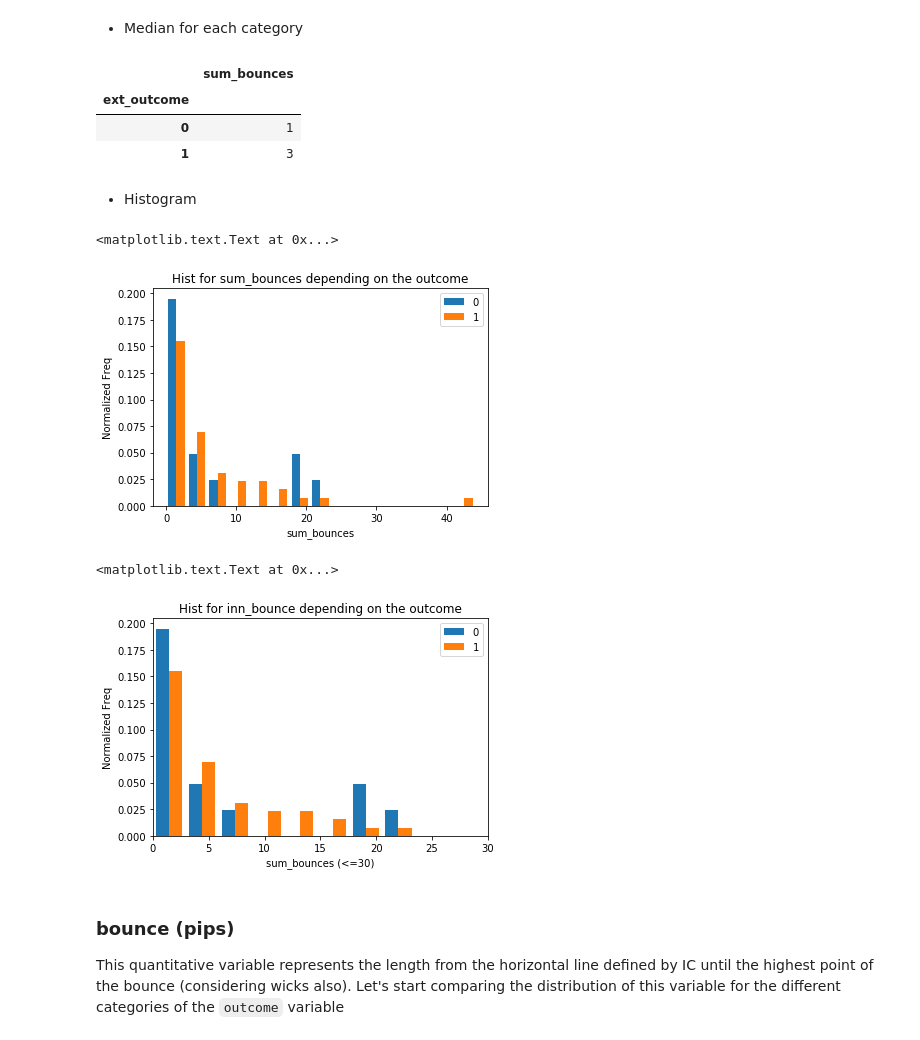
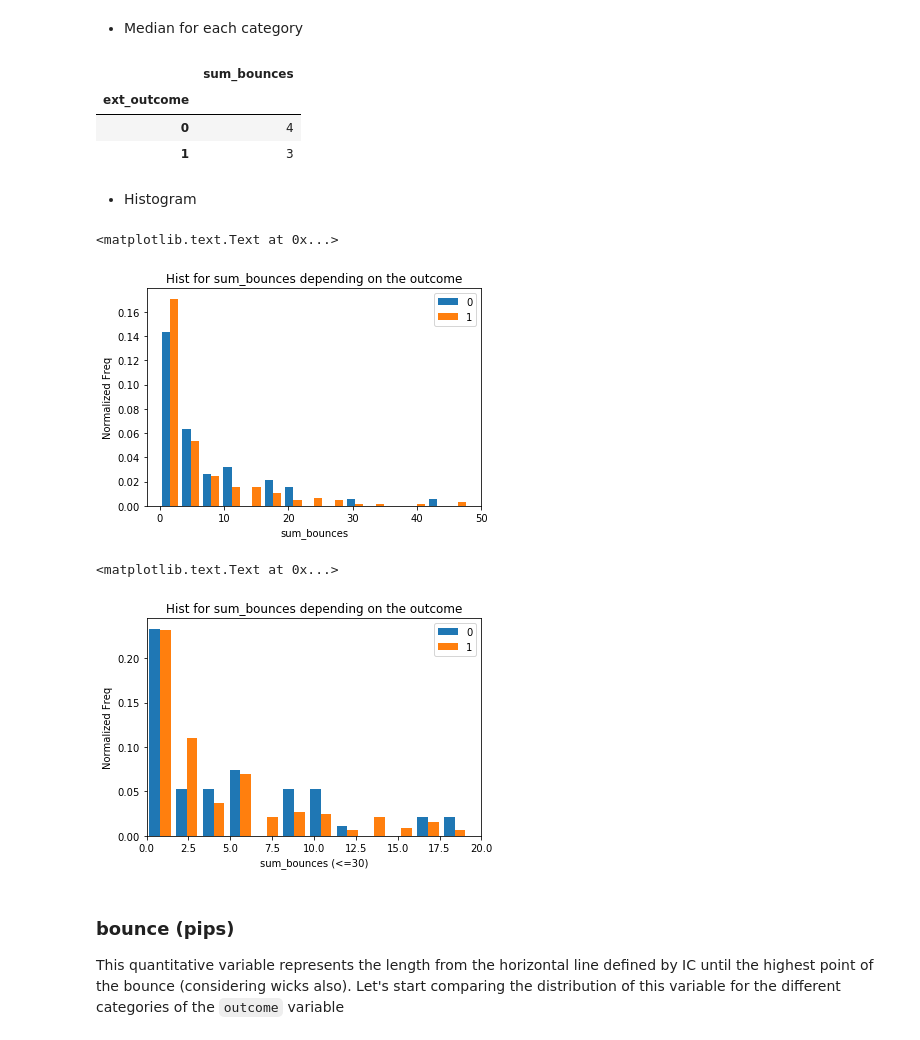
Before and after one commit to FOREXfunguru/FOREX, a Jupyter notebook: notebooks/Binary_classifier_cont_trades.ipynb, the cells around one changed output. Saved outputs shown, nothing was run; the diff lists cells and outputs as text; code cells hidden in the pictures.

```diff
--- a/notebooks/Binary_classifier_cont_trades.ipynb
+++ b/notebooks/Binary_classifier_cont_trades.ipynb
@@ -192,5 +192,3 @@ contDF['entry on RSI']=contDF.apply(digit_binary,axis=1,transl_dict=transl_dict,
 if "strong_trend" in contDF: contDF['strong trend']=contDF.apply(digit_binary,axis=1,transl_dict=transl_dict, name='strong trend')
 # %% [markdown]
 ## Selecting the desired timeframe
-# %%
-contDF=contDF[contDF.timeframe == 'H6']
@@ -219,3 +221,5 @@ contDF['ext_outcome']=contDF.apply(calc_extoutcome,axis=1)
+# %%
+contDF=contDF.loc[contDF['entry_aligned']==1]
 # %% [markdown]
 ## Initial exploration of the data
 
@@ -490,0 +510,2 @@ contDF.groupby(outcome_lab).agg({'length of trend (-1)': 'median'})
+# %%
+contDF['length_bounce_perc']=contDF['inn_bounce'].astype(int)*100/contDF['length of trend (-1)'].astype(int)
@@ -705,7 +827,7 @@ contDF.groupby(outcome_lab).agg({'sum_bounces': 'median'})
 # %% [output]
 |  | sum_bounces |
 | ext_outcome |  |
-| 0 | 1 |
+| 0 | 4 |
 | 1 | 3 |
 # %% [markdown]
 * Histogram
@@ -721,18 +843,18 @@ plt.ylabel('Normalized Freq')
 plt.title('Hist for sum_bounces depending on the outcome')
 # %% [output]
 <matplotlib.text.Text at 0x...>
-[figure, old version]
+[figure, new version]
 # %%
-plt.xlim(0,30)
-plt.hist([fail,succ], bins = 15, normed=True, label=['0','1'])
+plt.xlim(0,20)
+plt.hist([fail,succ], bins = 30, normed=True, label=['0','1'])
 
 plt.legend()
 plt.xlabel('sum_bounces (<=30)')
 plt.ylabel('Normalized Freq')
-plt.title('Hist for inn_bounce depending on the outcome')
+plt.title('Hist for sum_bounces depending on the outcome')
 # %% [output]
 <matplotlib.text.Text at 0x...>
-[figure, old version]
+[figure, new version]
 # %% [markdown]
 ### bounce (pips)
 This quantitative variable represents the length from the horizontal line defined by IC until the highest point of the bounce (considering wicks also).  Let's start comparing the distribution of this variable for the different categories of the `outcome` variable
```
Also changed, not shown: parts of 109 cells of this notebook, 1 other file.
